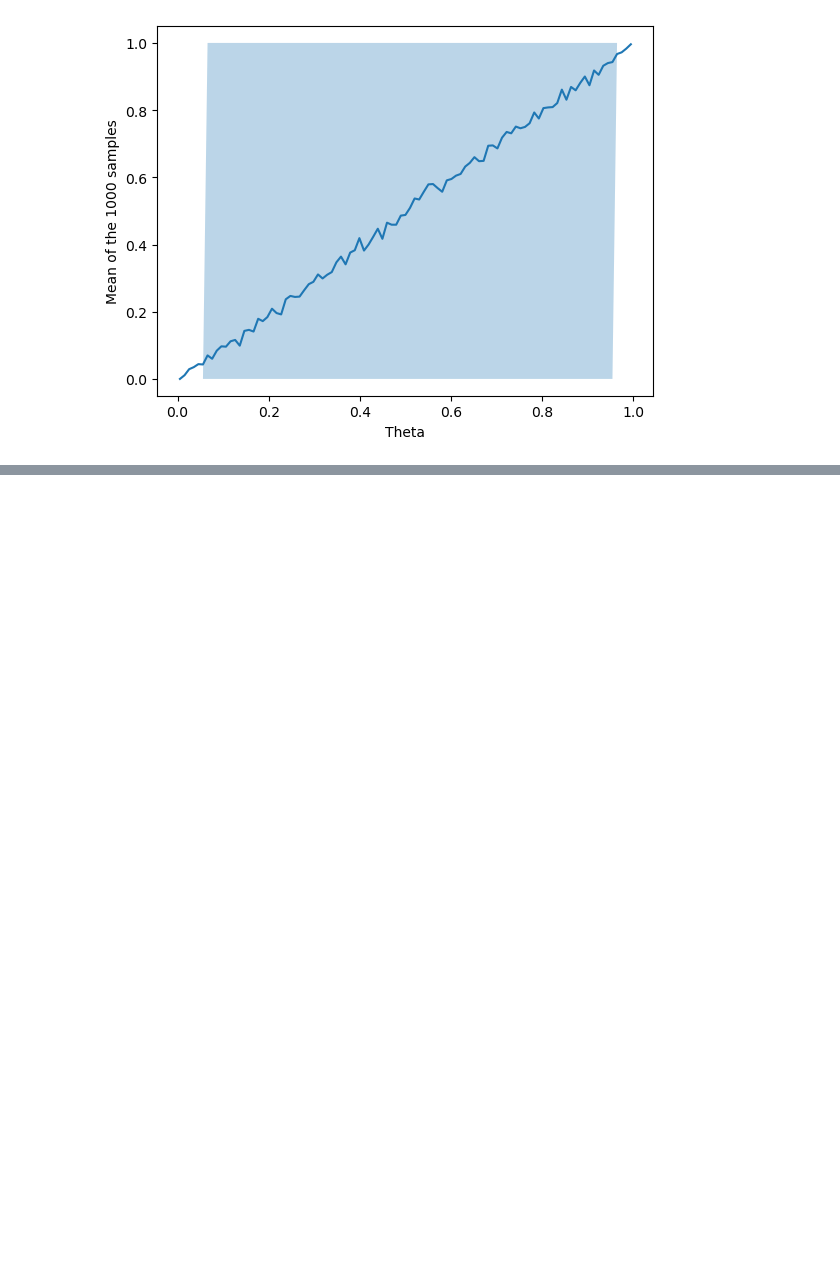
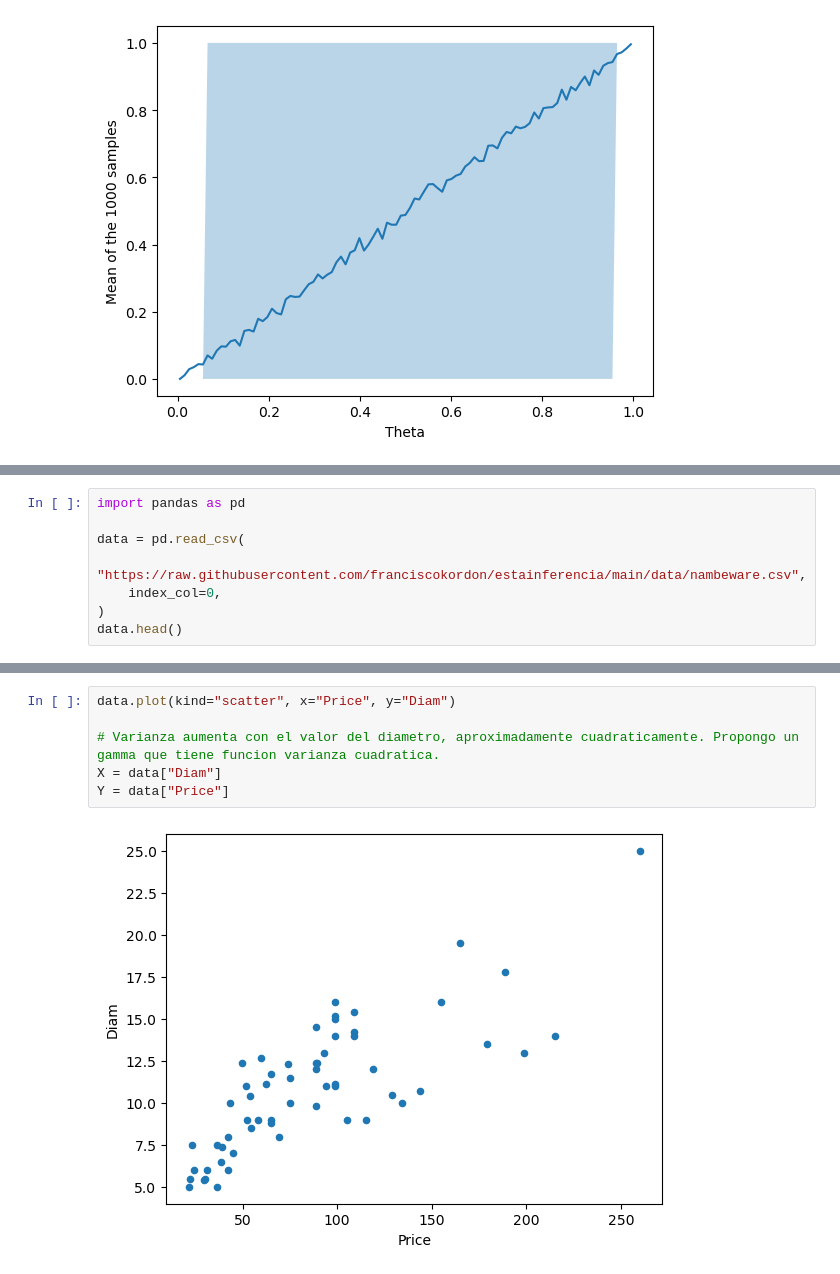
Before and after one commit to DamianPiuselli/estadistica-e-inferencia-I, a Jupyter notebook: guia8.ipynb, the cells around one changed output, grey strips where cells are left out. Drawn from its saved outputs; the diff is of its cells as text; blank space fills up the shorter version.

```diff
--- a/guia8.ipynb
+++ b/guia8.ipynb
@@ -483,0 +587,8 @@ plt.fill_between(mid_points, hdi_array[:, 0], hdi_array[:, 1], alpha=0.3, label=
+# %%
+import pandas as pd
+
+data = pd.read_csv(
+    "https://raw.githubusercontent.com/franciscokordon/estainferencia/main/data/nambeware.csv",
+    index_col=0,
+)
+data.head()
@@ -483,0 +602,8 @@ plt.fill_between(mid_points, hdi_array[:, 0], hdi_array[:, 1], alpha=0.3, label=
+# %%
+data.plot(kind="scatter", x="Price", y="Diam")
+
+# Varianza aumenta con el valor del diametro, aproximadamente cuadraticamente. Propongo un gamma que tiene funcion varianza cuadratica.
+X = data["Diam"]
+Y = data["Price"]
+# %% [output]
+[figure, added]
```
Also changed, not shown: parts of 15 cells of this notebook.
